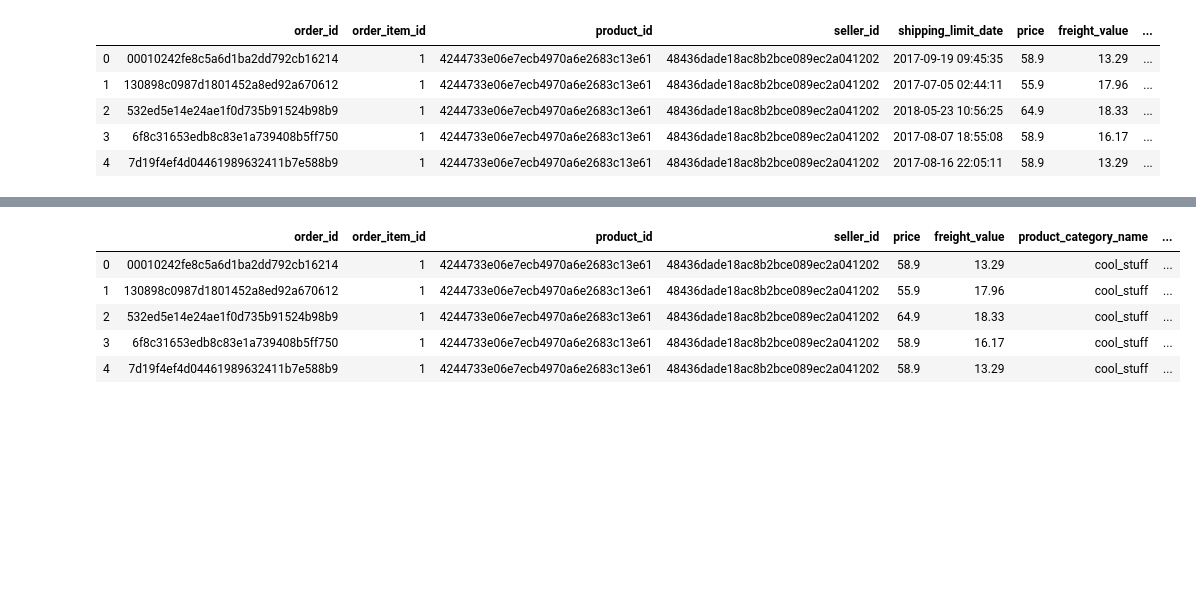
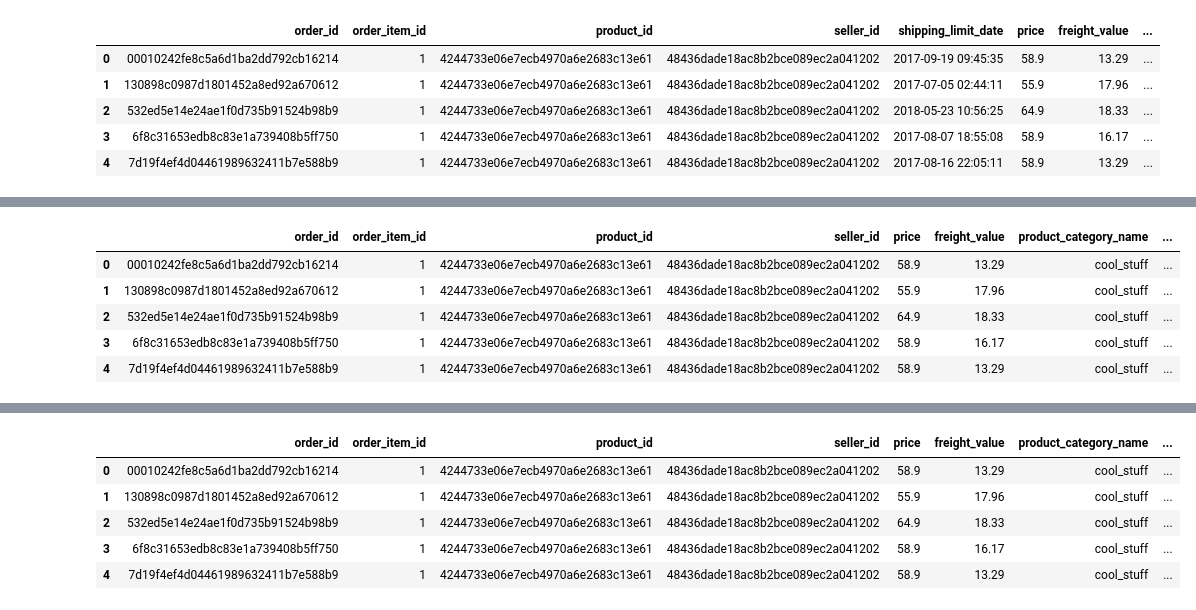
Before and after one commit to VikGonzalez/eCommOlist, a Jupyter notebook: Olist.ipynb, the cells around one changed output, grey strips where cells are left out. Saved outputs shown, nothing was run; the diff lists cells and outputs as text; code cells hidden in the pictures; blank space fills up the shorter version.

```diff
--- a/Olist.ipynb
+++ b/Olist.ipynb
@@ -128 +152,11 @@ merge_df.head()
 df_clean= merge_df.drop(["shipping_limit_date","product_name_lenght","product_description_lenght","product_photos_qty","product_weight_g","product_length_cm","product_height_cm","product_width_cm"],axis=1)
+# %%
+# print head
+df_clean.head()
+# %% [output]
+|  | order_id | order_item_id | product_id | seller_id | price | freight_value | product_category_name | ... |
+| 0 | 00010242fe8c5a6d1ba2dd792cb16214 | 1 | 4244733e06e7ecb4970a6e2683c13e61 | 48436dade18ac8b2bce089ec2a041202 | 58.9 | 13.29 | cool_stuff | ... |
+| 1 | 130898c0987d1801452a8ed92a670612 | 1 | 4244733e06e7ecb4970a6e2683c13e61 | 48436dade18ac8b2bce089ec2a041202 | 55.9 | 17.96 | cool_stuff | ... |
+| 2 | 532ed5e14e24ae1f0d735b91524b98b9 | 1 | 4244733e06e7ecb4970a6e2683c13e61 | 48436dade18ac8b2bce089ec2a041202 | 64.9 | 18.33 | cool_stuff | ... |
+| 3 | 6f8c31653edb8c83e1a739408b5ff750 | 1 | 4244733e06e7ecb4970a6e2683c13e61 | 48436dade18ac8b2bce089ec2a041202 | 58.9 | 16.17 | cool_stuff | ... |
+| 4 | 7d19f4ef4d04461989632411b7e588b9 | 1 | 4244733e06e7ecb4970a6e2683c13e61 | 48436dade18ac8b2bce089ec2a041202 | 58.9 | 13.29 | cool_stuff | ... |
```
Also changed, not shown: parts of 57 cells of this notebook.
